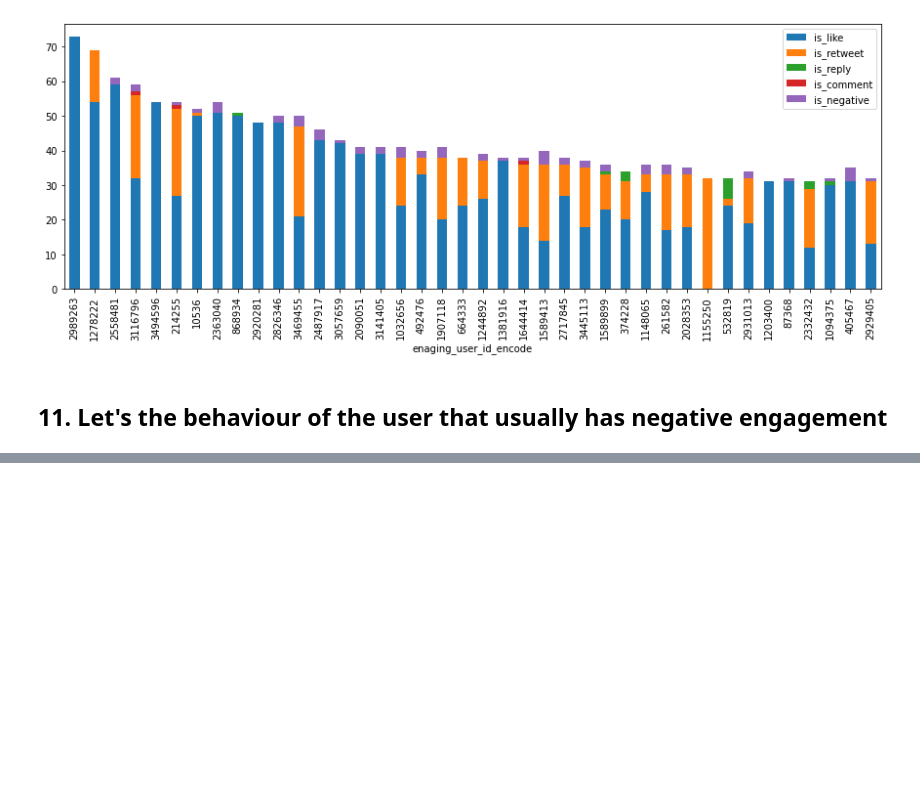
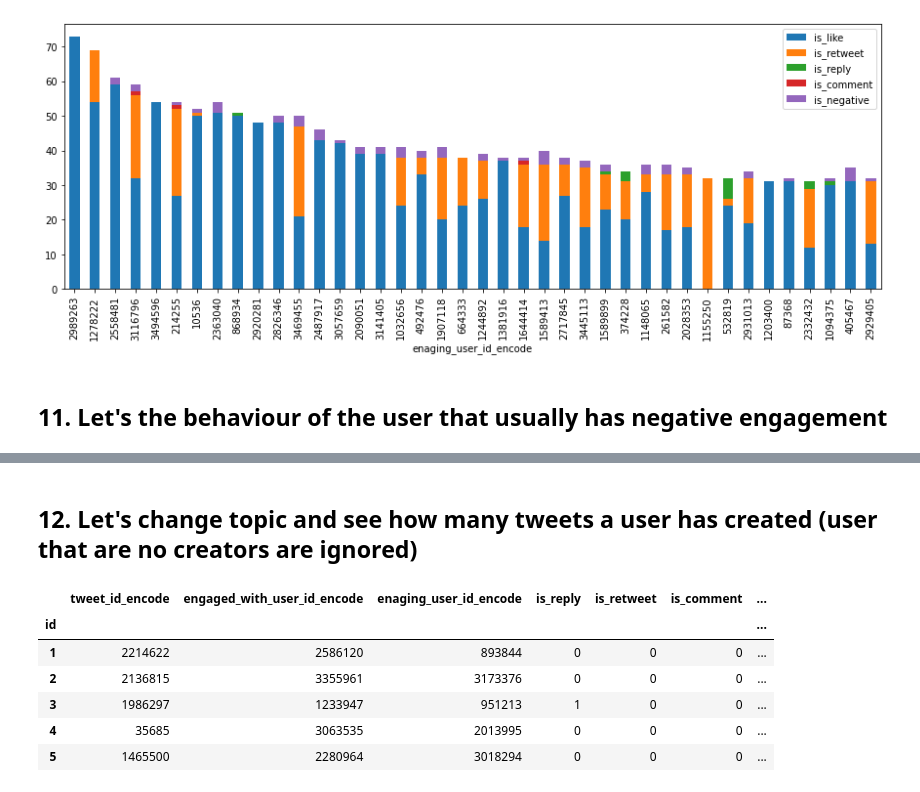
Before and after one commit to RecKIE7/recsys2021-twitter, a Jupyter notebook: analysis/user.ipynb, the cells around one changed output, grey strips where cells are left out. Saved outputs shown, nothing was run; the diff lists cells and outputs as text; code cells hidden in the pictures; blank space fills up the shorter version.

```diff
--- a/analysis/user.ipynb
+++ b/analysis/user.ipynb
@@ -363,0 +367,12 @@ aggregate_result[[
+# %% [markdown]
+## 12. Let's change topic and see how many tweets a user has created (user that are no creators are ignored)
+# %%
+df.head()
+# %% [output]
+|  | tweet_id_encode | engaged_with_user_id_encode | enaging_user_id_encode | is_reply | is_retweet | is_comment | ... |
+| id |  |  |  |  |  |  | ... |
+| 1 | 2214622 | 2586120 | 893844 | 0 | 0 | 0 | ... |
+| 2 | 2136815 | 3355961 | 3173376 | 0 | 0 | 0 | ... |
+| 3 | 1986297 | 1233947 | 951213 | 1 | 0 | 0 | ... |
+| 4 | 35685 | 3063535 | 2013995 | 0 | 0 | 0 | ... |
+| 5 | 1465500 | 2280964 | 3018294 | 0 | 0 | 0 | ... |
```
Also changed, not shown: parts of 5 cells of this notebook.
